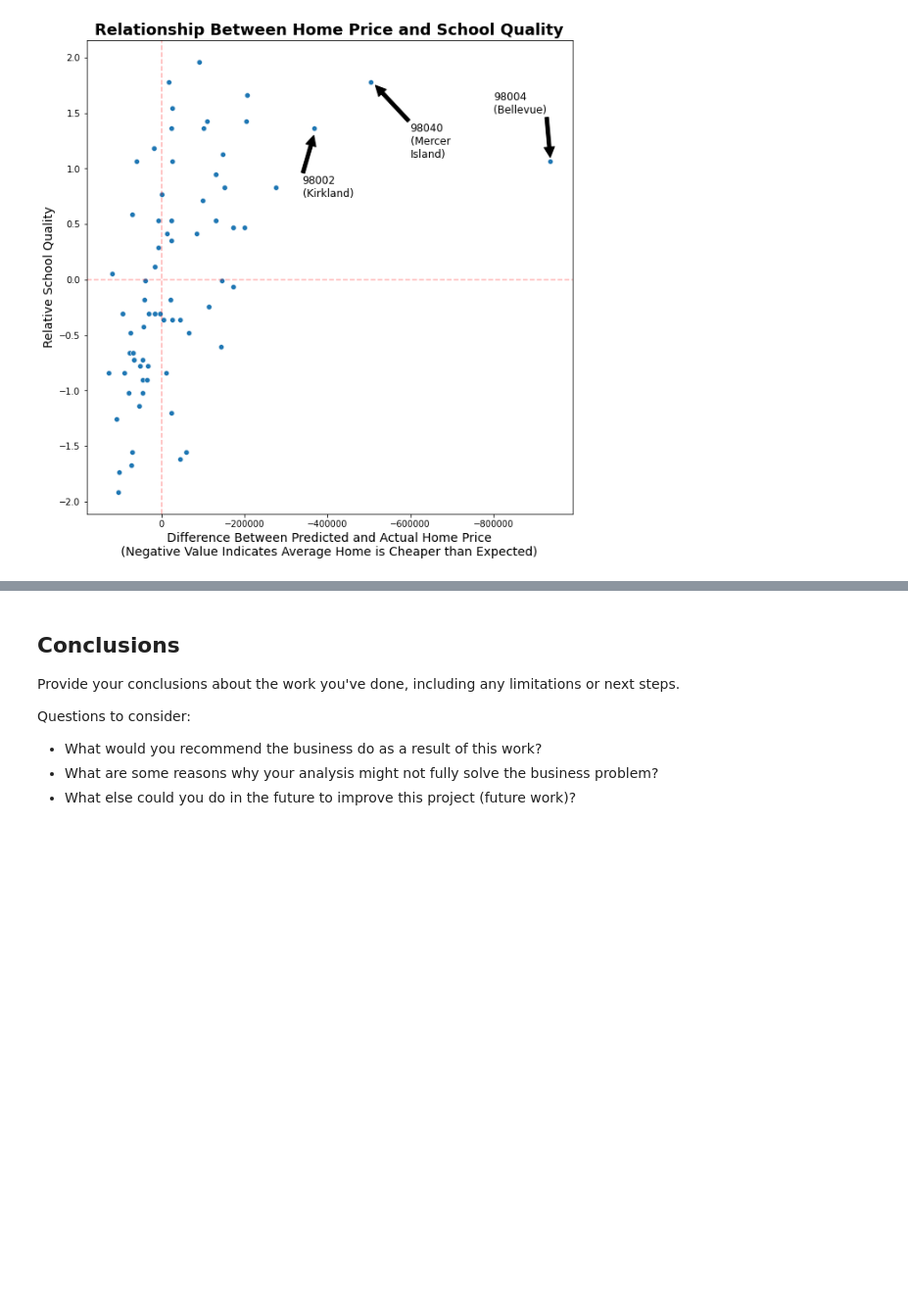
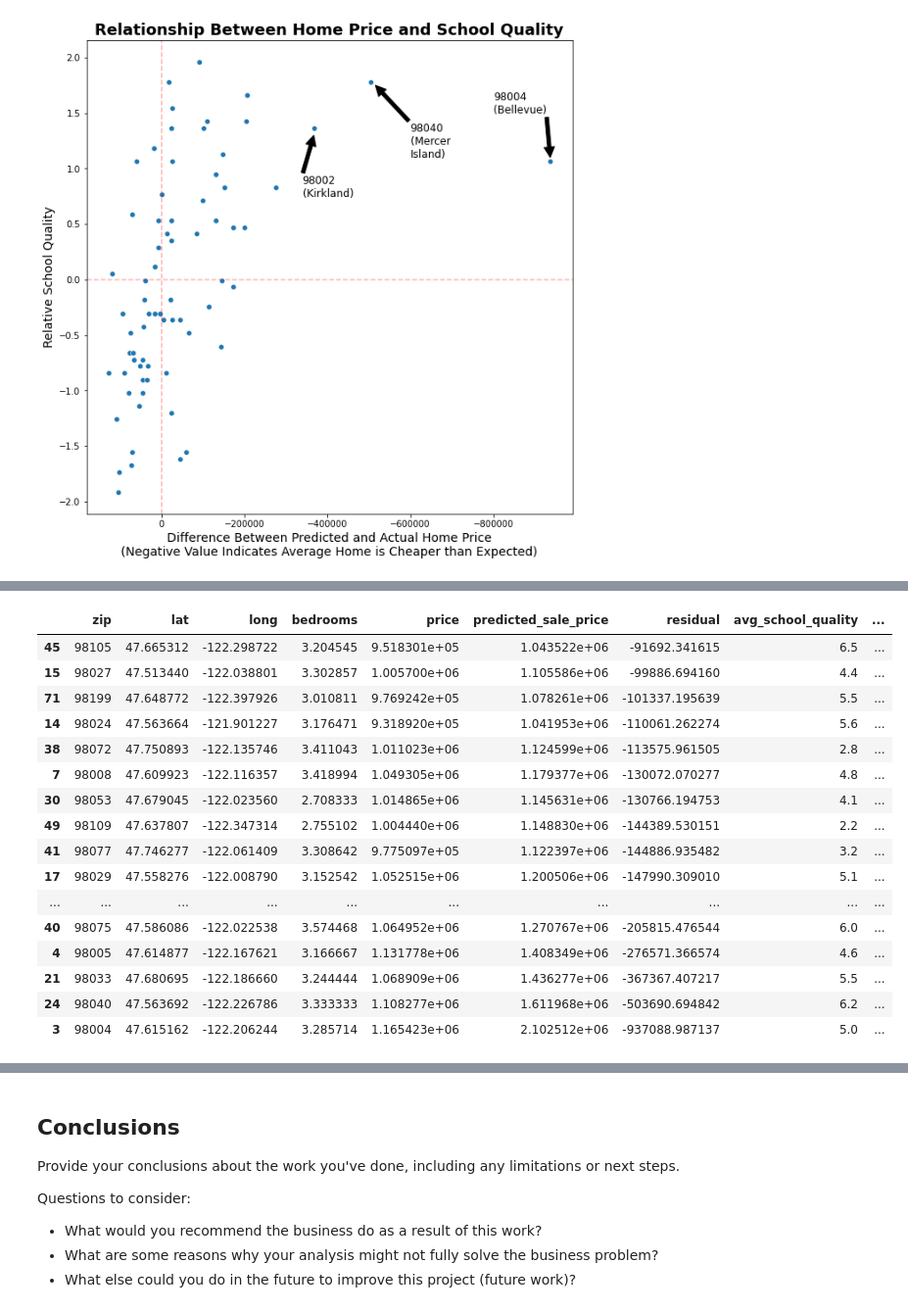
Before and after one commit to emgerber88/Kings-County-Real-Estate-analysis-NAEG, a Jupyter notebook: King_County_Analysis_Notebook.ipynb, the cells around one changed output, grey strips where cells are left out. Shown: that part at 98% size. Cells and saved outputs as stored; diff of their text form; code cells hidden in the pictures; blank space fills up the shorter version.

```diff
--- a/King_County_Analysis_Notebook.ipynb
+++ b/King_County_Analysis_Notebook.ipynb
@@ -1362,3 +1360,8 @@ ax.annotate('98002\n(Kirkland)',  \
             arrowprops={'facecolor': 'black'}, fontsize = 12, c = 'black');
 # %% [output]
 [figure]
+# %%
+# Making a map
+# Creating dataframe of zips, and average latitude and longitude
+lat_long = hd[["zip", "lat", "long"]]
+lat_long = lat_long.groupby(by=["zip"]).mean().reset_index()
@@ -1364,0 +1384,2 @@ ax.annotate('98002\n(Kirkland)',  \
+# %%
+map_data = pd.merge(lat_long, target_market_averages, left_on="zip", right_on=target_market_averages.index)
@@ -1364,0 +1420,21 @@ ax.annotate('98002\n(Kirkland)',  \
+# %%
+# Looking at schools with highest test scores
+map_data.sort_values(by=["residual"], ascending=False).tail(20)
+# %% [output]
+|  | zip | lat | long | bedrooms | price | predicted_sale_price | residual | avg_school_quality | ... |
+| 45 | 98105 | 47.665312 | -122.298722 | 3.204545 | 9.518301e+05 | 1.043522e+06 | -91692.341615 | 6.5 | ... |
+| 15 | 98027 | 47.513440 | -122.038801 | 3.302857 | 1.005700e+06 | 1.105586e+06 | -99886.694160 | 4.4 | ... |
+| 71 | 98199 | 47.648772 | -122.397926 | 3.010811 | 9.769242e+05 | 1.078261e+06 | -101337.195639 | 5.5 | ... |
+| 14 | 98024 | 47.563664 | -121.901227 | 3.176471 | 9.318920e+05 | 1.041953e+06 | -110061.262274 | 5.6 | ... |
+| 38 | 98072 | 47.750893 | -122.135746 | 3.411043 | 1.011023e+06 | 1.124599e+06 | -113575.961505 | 2.8 | ... |
+| 7 | 98008 | 47.609923 | -122.116357 | 3.418994 | 1.049305e+06 | 1.179377e+06 | -130072.070277 | 4.8 | ... |
+| 30 | 98053 | 47.679045 | -122.023560 | 2.708333 | 1.014865e+06 | 1.145631e+06 | -130766.194753 | 4.1 | ... |
+| 49 | 98109 | 47.637807 | -122.347314 | 2.755102 | 1.004440e+06 | 1.148830e+06 | -144389.530151 | 2.2 | ... |
+| 41 | 98077 | 47.746277 | -122.061409 | 3.308642 | 9.775097e+05 | 1.122397e+06 | -144886.935482 | 3.2 | ... |
+| 17 | 98029 | 47.558276 | -122.008790 | 3.152542 | 1.052515e+06 | 1.200506e+06 | -147990.309010 | 5.1 | ... |
+| ... | ... | ... | ... | ... | ... | ... | ... | ... | ... |
+| 40 | 98075 | 47.586086 | -122.022538 | 3.574468 | 1.064952e+06 | 1.270767e+06 | -205815.476544 | 6.0 | ... |
+| 4 | 98005 | 47.614877 | -122.167621 | 3.166667 | 1.131778e+06 | 1.408349e+06 | -276571.366574 | 4.6 | ... |
+| 21 | 98033 | 47.680695 | -122.186660 | 3.244444 | 1.068909e+06 | 1.436277e+06 | -367367.407217 | 5.5 | ... |
+| 24 | 98040 | 47.563692 | -122.226786 | 3.333333 | 1.108277e+06 | 1.611968e+06 | -503690.694842 | 6.2 | ... |
+| 3 | 98004 | 47.615162 | -122.206244 | 3.285714 | 1.165423e+06 | 2.102512e+06 | -937088.987137 | 5.0 | ... |
```
Also changed, not shown: parts of 18 cells of this notebook.
